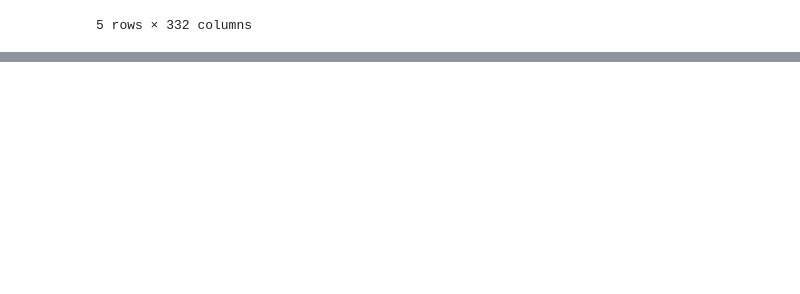
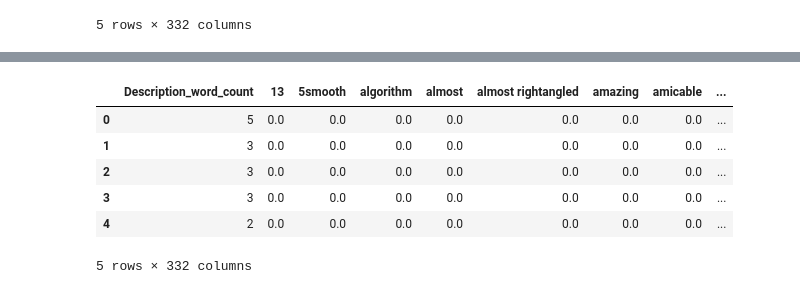
Before and after one commit to prithvikolla/Compuational_Methods_INFO5731, a Jupyter notebook: In_Class_Exersise/In_class_exercise_05.ipynb, the cells around one changed output, grey strips where cells are left out. Cells and saved outputs as stored; diff of their text form; code cells hidden in the pictures; blank space fills up the shorter version.

```diff
--- a/In_Class_Exersise/In_class_exercise_05.ipynb
+++ b/In_Class_Exersise/In_class_exercise_05.ipynb
@@ -473,0 +494,10 @@ df3.head()
+# %%
+df3.insert(0,'Description_word_count',df['Description_word_count'])
+# %% [output]
+|  | Description_word_count | 13 | 5smooth | algorithm | almost | almost rightangled | amazing | amicable | ... |
+| 0 | 5 | 0.0 | 0.0 | 0.0 | 0.0 | 0.0 | 0.0 | 0.0 | ... |
+| 1 | 3 | 0.0 | 0.0 | 0.0 | 0.0 | 0.0 | 0.0 | 0.0 | ... |
+| 2 | 3 | 0.0 | 0.0 | 0.0 | 0.0 | 0.0 | 0.0 | 0.0 | ... |
+| 3 | 3 | 0.0 | 0.0 | 0.0 | 0.0 | 0.0 | 0.0 | 0.0 | ... |
+| 4 | 2 | 0.0 | 0.0 | 0.0 | 0.0 | 0.0 | 0.0 | 0.0 | ... |
+5 rows × 332 columns
```
Also changed, not shown: parts of 23 cells of this notebook.
